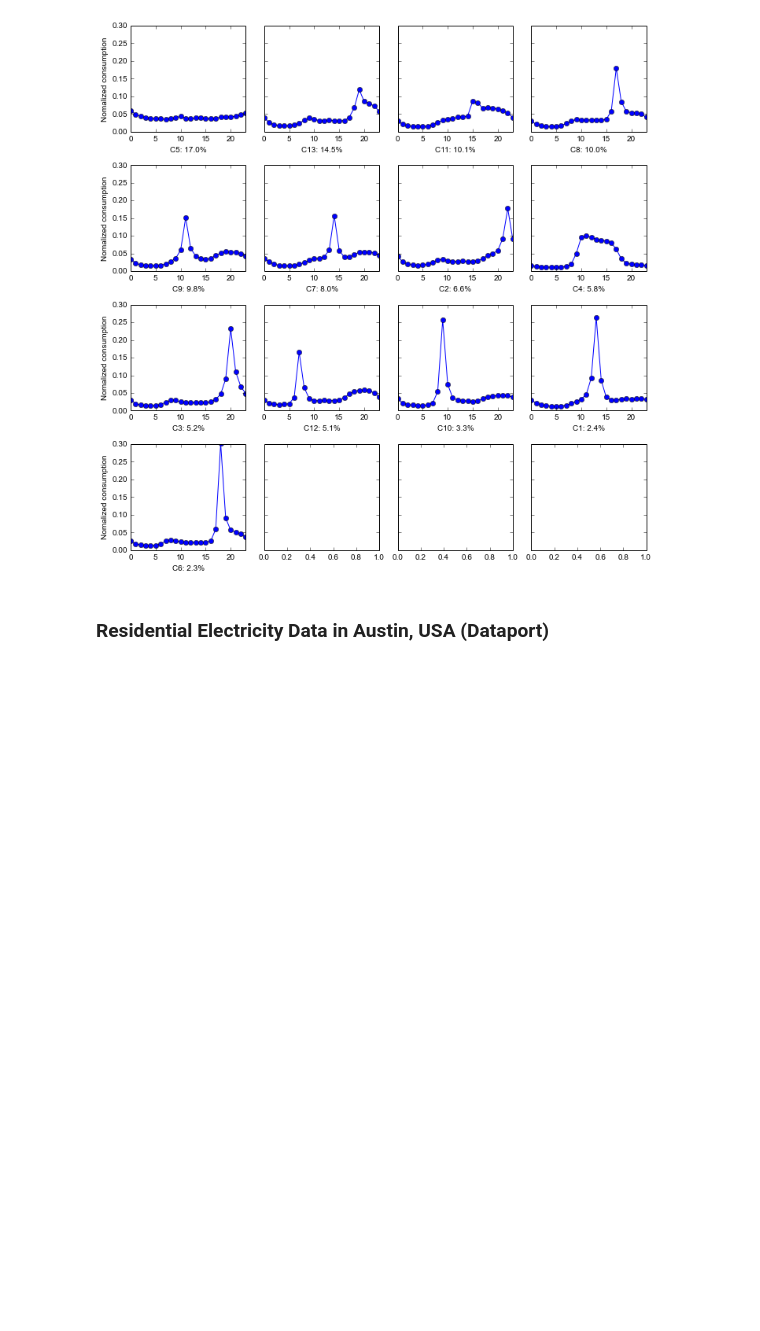
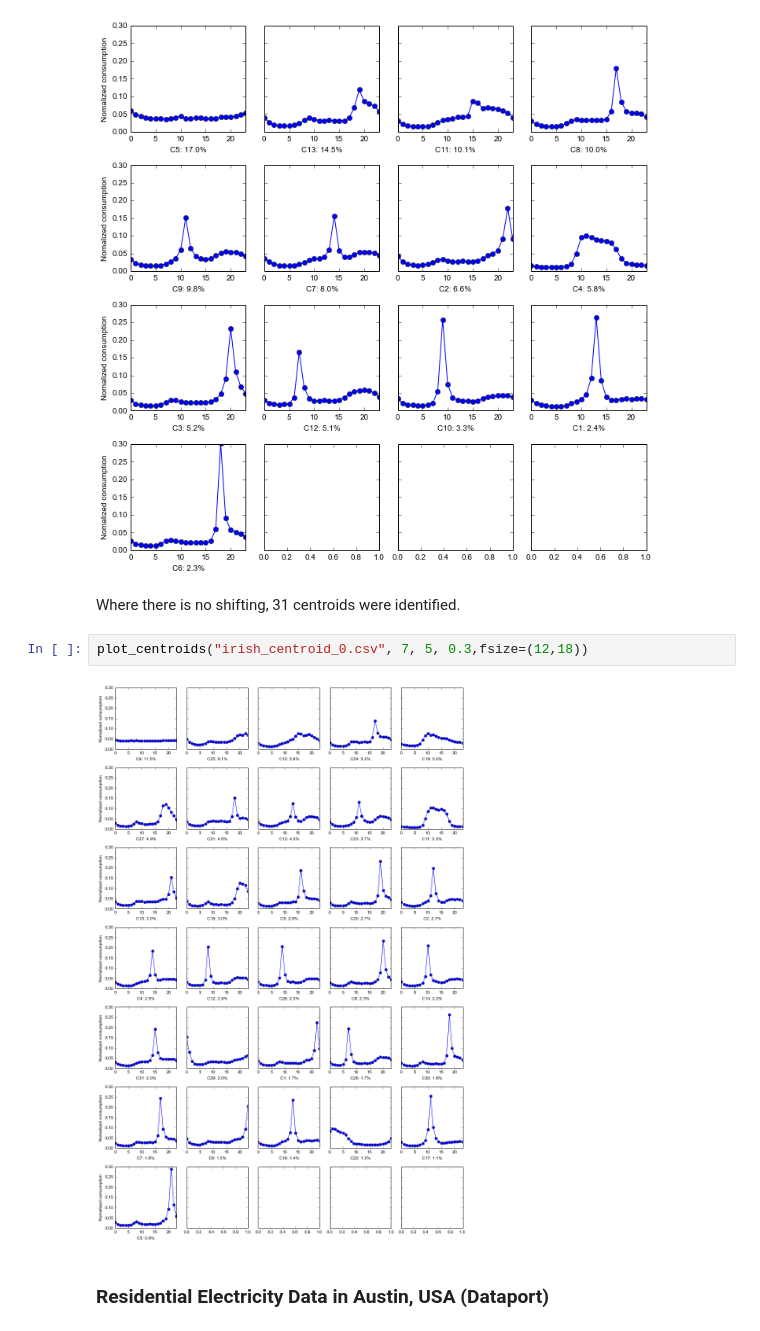
Before and after one commit to xiufengliu/SmartMeterDataAnalytics, a Jupyter notebook: experiments/clustering/Figures.ipynb, the cells around one changed output. Cells and saved outputs as stored; diff of their text form; blank space fills up the shorter version.

```diff
--- a/experiments/clustering/Figures.ipynb
+++ b/experiments/clustering/Figures.ipynb
@@ -238,6 +238,12 @@ The algorithm has found 13 centroids.
 plot_centroids("irish_centroid.csv", 4, 4, 0.3)
 # %% [output]
 [figure]
+# %% [markdown]
+Where there is no shifting, 31 centroids were identified.
+# %%
+plot_centroids("irish_centroid_0.csv", 7, 5, 0.3,fsize=(12,18))
+# %% [output]
+[figure, added]
 # %% [markdown]
 ###  Residential Electricity Data in Austin, USA (Dataport)
 # %% [markdown]
```
Also changed, not shown: parts of 3 cells of this notebook.
